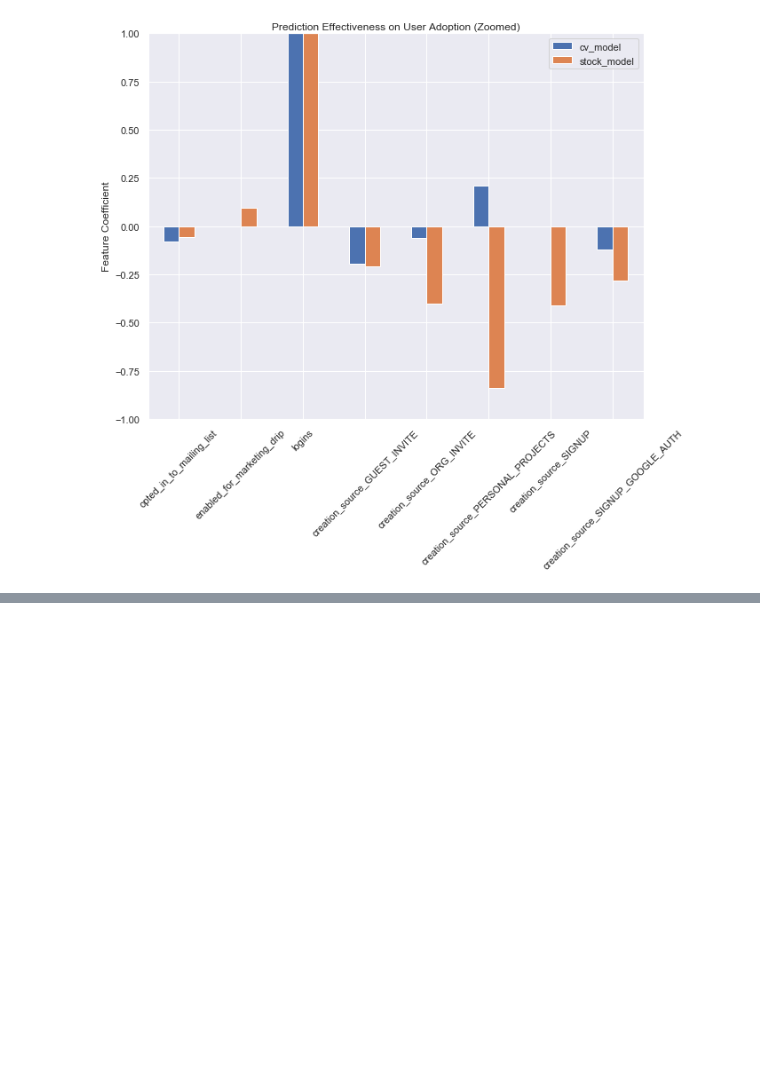
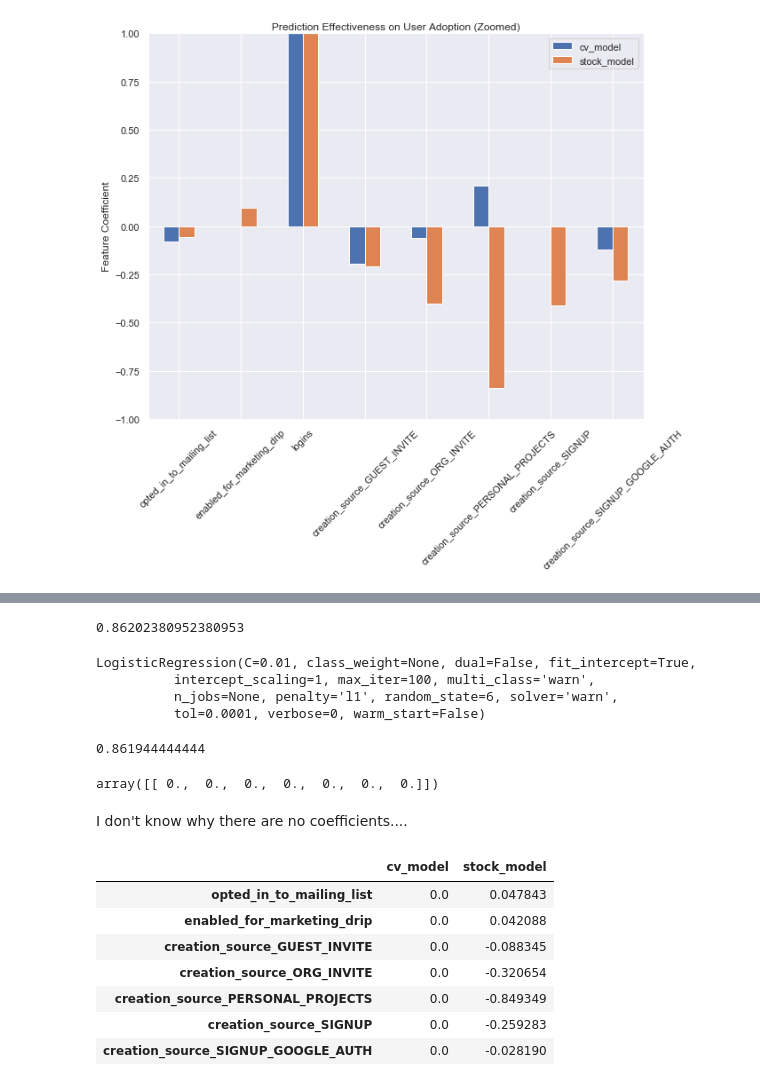
Before and after one commit to salvis2/SpringboardAlvis, a Jupyter notebook: mini_projects/take_home_challenges/relax_inc_challenge/relax_inc_challenge.ipynb, the cells around one changed output, grey strips where cells are left out. Drawn from its saved outputs; the diff is of its cells as text; code cells hidden in the pictures; blank space fills up the shorter version.

```diff
--- a/mini_projects/take_home_challenges/relax_inc_challenge/relax_inc_challenge.ipynb
+++ b/mini_projects/take_home_challenges/relax_inc_challenge/relax_inc_challenge.ipynb
@@ -500,0 +551,36 @@ The models differ on what else they consider is important (might be overfitting,
+# %%
+lr_gridsearch.best_score_
+# %% [output]
+0.86202380952380953
+# %%
+lr_gridsearch.best_estimator_
+# %% [output]
+LogisticRegression(C=0.01, class_weight=None, dual=False, fit_intercept=True,
+          intercept_scaling=1, max_iter=100, multi_class='warn',
+          n_jobs=None, penalty='l1', random_state=6, solver='warn',
+          tol=0.0001, verbose=0, warm_start=False)
+# %%
+y_pred = lr_gridsearch.predict(X_test)
+print(accuracy_score(y_test, y_pred))
+# %% [output]
+0.861944444444
+# %%
+lr_gridsearch.best_estimator_.coef_
+# %% [output]
+array([[ 0.,  0.,  0.,  0.,  0.,  0.,  0.]])
+# %% [markdown]
+I don't know why there are no coefficients....
+# %%
+lr_coefs_df = pd.DataFrame({'stock_model': lr_model.coef_[0],
+                            'cv_model': lr_gridsearch.best_estimator_.coef_[0]},
+                            index=X.columns.values)
+lr_coefs_df
+# %% [output]
+|  | cv_model | stock_model |
+| opted_in_to_mailing_list | 0.0 | 0.047843 |
+| enabled_for_marketing_drip | 0.0 | 0.042088 |
+| creation_source_GUEST_INVITE | 0.0 | -0.088345 |
+| creation_source_ORG_INVITE | 0.0 | -0.320654 |
+| creation_source_PERSONAL_PROJECTS | 0.0 | -0.849349 |
+| creation_source_SIGNUP | 0.0 | -0.259283 |
+| creation_source_SIGNUP_GOOGLE_AUTH | 0.0 | -0.028190 |
```
Also changed, not shown: parts of 8 cells of this notebook.
